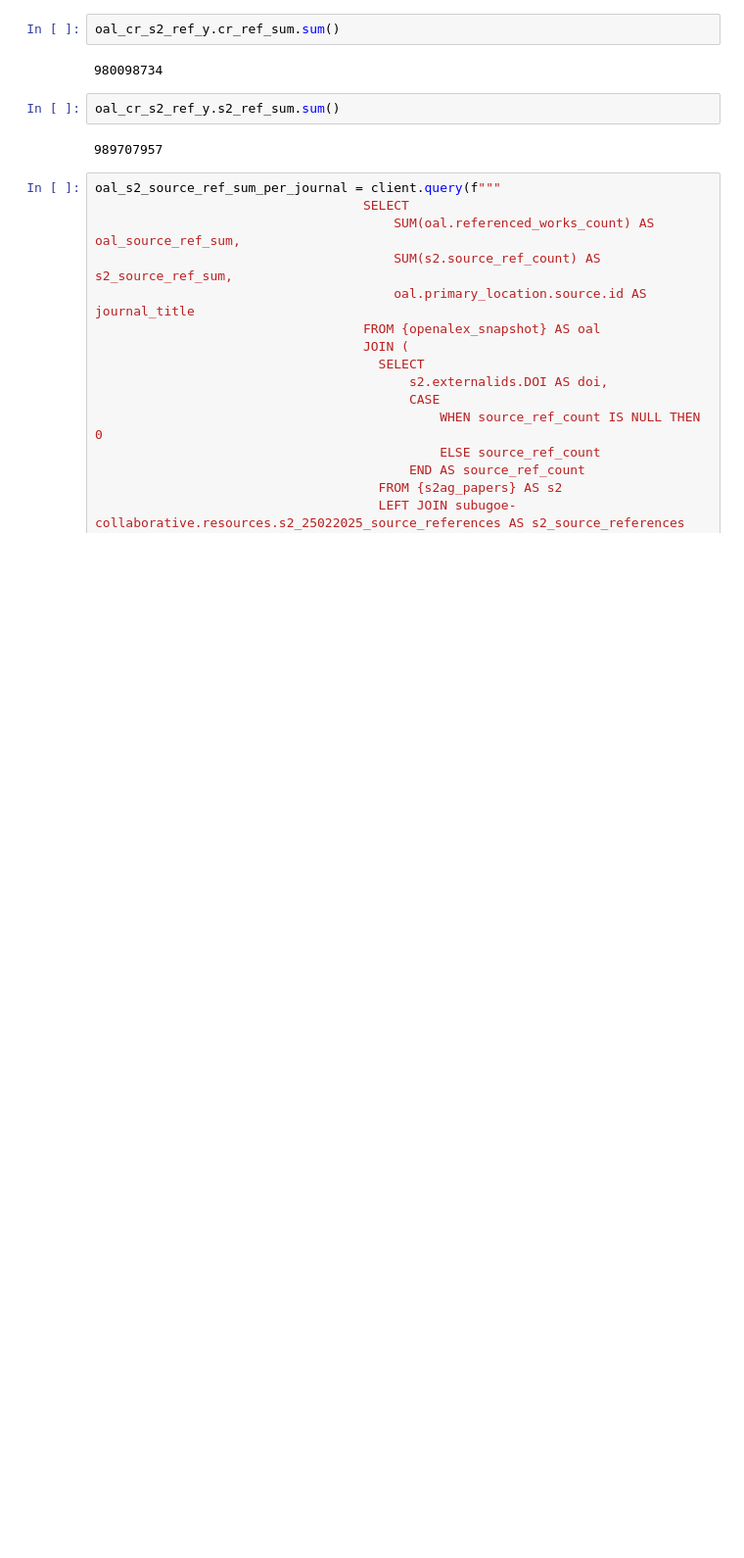
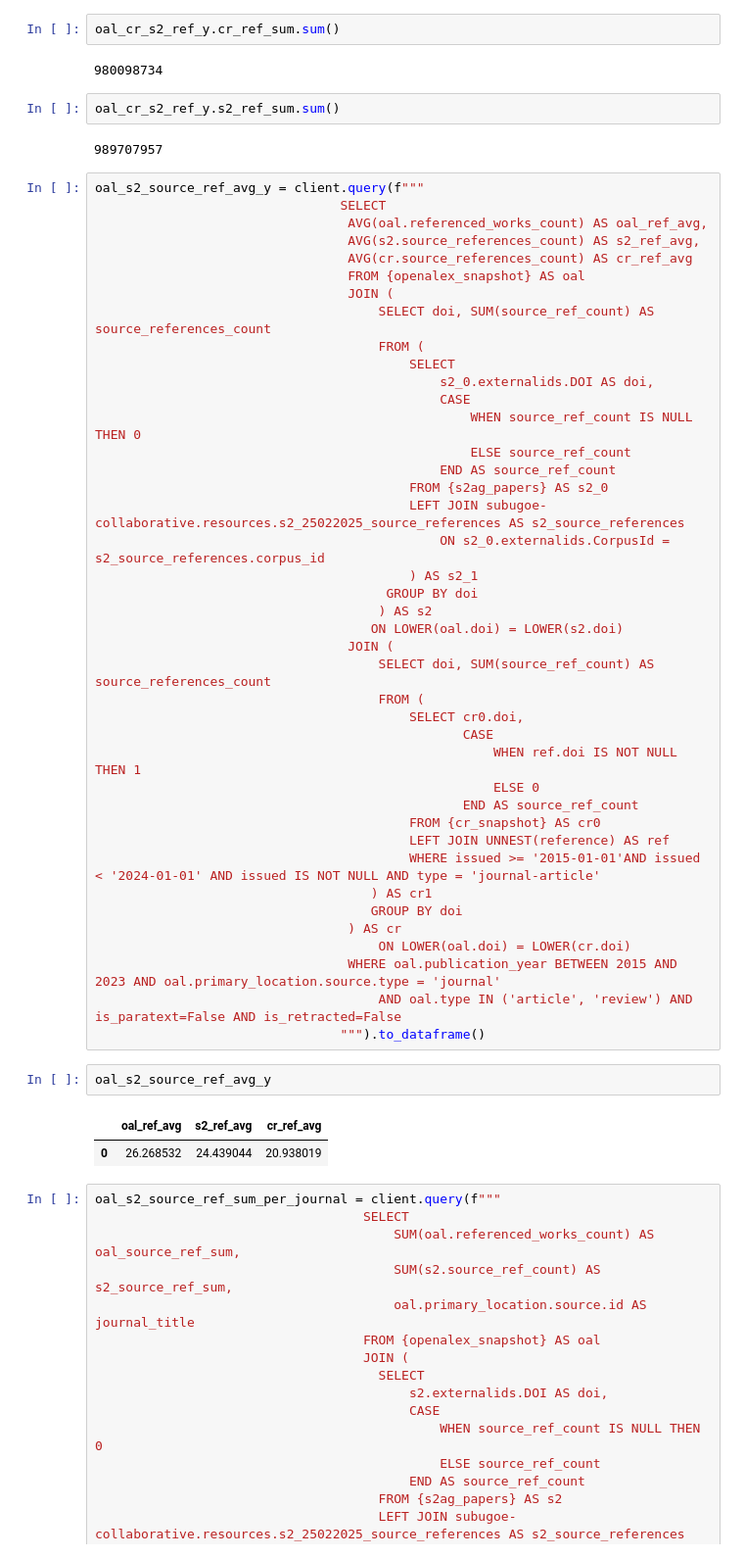
Before and after one commit to naustica/oal_s2_ref, a Jupyter notebook: Codebook.ipynb, the cells around one changed output. Shown at 98% size. Cells and saved outputs as stored; diff of their text form; blank space fills up the shorter version.

```diff
--- a/Codebook.ipynb
+++ b/Codebook.ipynb
@@ -826,6 +831,52 @@ oal_cr_s2_ref_y.cr_ref_sum.sum()
 oal_cr_s2_ref_y.s2_ref_sum.sum()
 # %% [output]
 989707957
+# %%
+oal_s2_source_ref_avg_y = client.query(f"""
+                                SELECT
+                                 AVG(oal.referenced_works_count) AS oal_ref_avg,
+                                 AVG(s2.source_references_count) AS s2_ref_avg,
+                                 AVG(cr.source_references_count) AS cr_ref_avg
+                                 FROM {openalex_snapshot} AS oal
+                                 JOIN (
+                                     SELECT doi, SUM(source_ref_count) AS source_references_count
+                                     FROM (
+                                         SELECT
+                                             s2_0.externalids.DOI AS doi,
+                                             CASE
+                                                 WHEN source_ref_count IS NULL THEN 0
+                                                 ELSE source_ref_count
+                                             END AS source_ref_count
+                                         FROM {s2ag_papers} AS s2_0
+                                         LEFT JOIN subugoe-collaborative.resources.s2_25022025_source_references AS s2_source_references
+                                             ON s2_0.externalids.CorpusId = s2_source_references.corpus_id
+                                         ) AS s2_1
+                                      GROUP BY doi
+                                     ) AS s2
+                                    ON LOWER(oal.doi) = LOWER(s2.doi)
+                                 JOIN (
+                                     SELECT doi, SUM(source_ref_count) AS source_references_count
+                                     FROM (
+                                         SELECT cr0.doi,
+                                                CASE
+                                                    WHEN ref.doi IS NOT NULL THEN 1
+                                                    ELSE 0
+                                                END AS source_ref_count
+                                         FROM {cr_snapshot} AS cr0
+                                         LEFT JOIN UNNEST(reference) AS ref
+                                         WHERE issued >= '2015-01-01'AND issued < '2024-01-01' AND issued IS NOT NULL AND type = 'journal-article'
+                                    ) AS cr1
+                                    GROUP BY doi
+                                 ) AS cr
+                                     ON LOWER(oal.doi) = LOWER(cr.doi)
+                                 WHERE oal.publication_year BETWEEN 2015 AND 2023 AND oal.primary_location.source.type = 'journal'
+                                     AND oal.type IN ('article', 'review') AND is_paratext=False AND is_retracted=False
+                                """).to_dataframe()
+# %%
+oal_s2_source_ref_avg_y
+# %% [output]
+|  | oal_ref_avg | s2_ref_avg | cr_ref_avg |
+| 0 | 26.268532 | 24.439044 | 20.938019 |
 # %%
 oal_s2_source_ref_sum_per_journal = client.query(f"""
                                    SELECT
```
Also changed, not shown: parts of 4 cells of this notebook, 2 other files.
